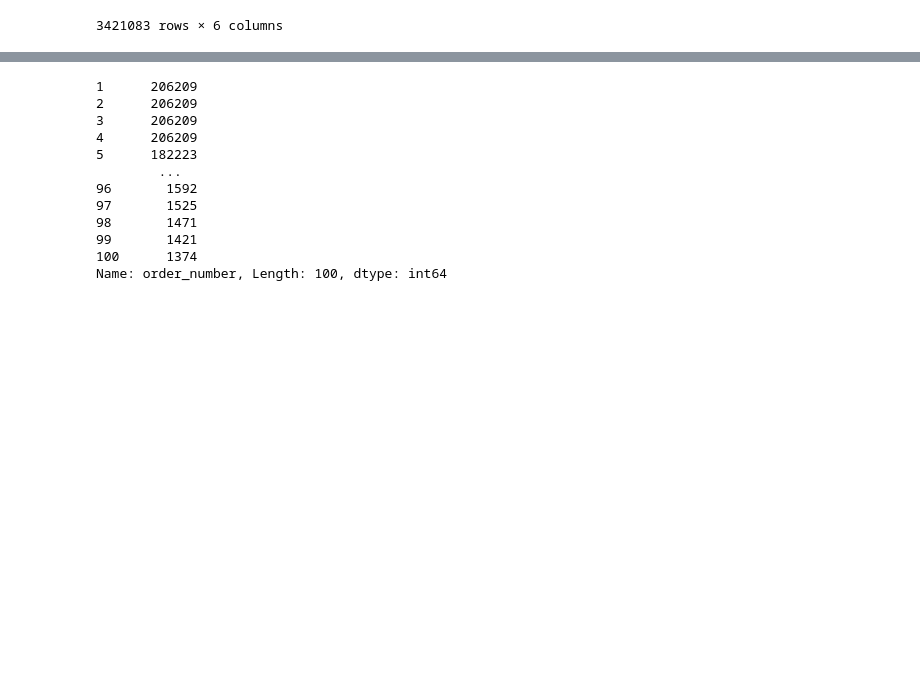
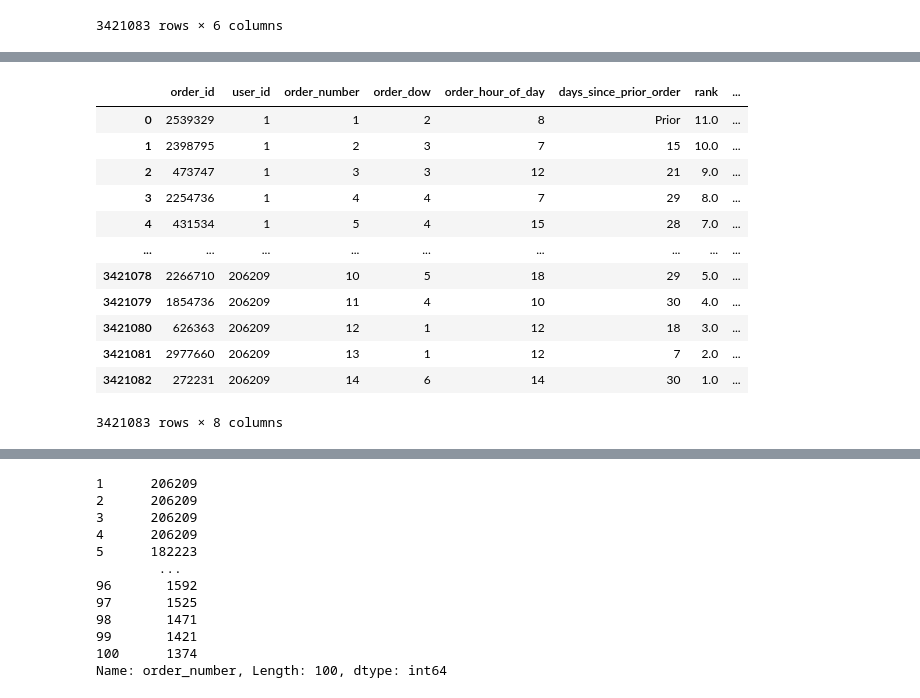
Before and after one commit to 530427793/jiangren, a Jupyter notebook: test and train.ipynb, the cells around one changed output, grey strips where cells are left out. Saved outputs shown, nothing was run; the diff lists cells and outputs as text; code cells hidden in the pictures; blank space fills up the shorter version.

```diff
--- a/test and train.ipynb
+++ b/test and train.ipynb
@@ -20,0 +57,17 @@ orders
+# %%
+prior2=prior1.fillna(value='Prior')
+prior2
+# %% [output]
+|  | order_id | user_id | order_number | order_dow | order_hour_of_day | days_since_prior_order | rank | ... |
+| 0 | 2539329 | 1 | 1 | 2 | 8 | Prior | 11.0 | ... |
+| 1 | 2398795 | 1 | 2 | 3 | 7 | 15 | 10.0 | ... |
+| 2 | 473747 | 1 | 3 | 3 | 12 | 21 | 9.0 | ... |
+| 3 | 2254736 | 1 | 4 | 4 | 7 | 29 | 8.0 | ... |
+| 4 | 431534 | 1 | 5 | 4 | 15 | 28 | 7.0 | ... |
+| ... | ... | ... | ... | ... | ... | ... | ... | ... |
+| 3421078 | 2266710 | 206209 | 10 | 5 | 18 | 29 | 5.0 | ... |
+| 3421079 | 1854736 | 206209 | 11 | 4 | 10 | 30 | 4.0 | ... |
+| 3421080 | 626363 | 206209 | 12 | 1 | 12 | 18 | 3.0 | ... |
+| 3421081 | 2977660 | 206209 | 13 | 1 | 12 | 7 | 2.0 | ... |
+| 3421082 | 272231 | 206209 | 14 | 6 | 14 | 30 | 1.0 | ... |
+3421083 rows × 8 columns
```
Also changed, not shown: parts of 24 cells of this notebook.
